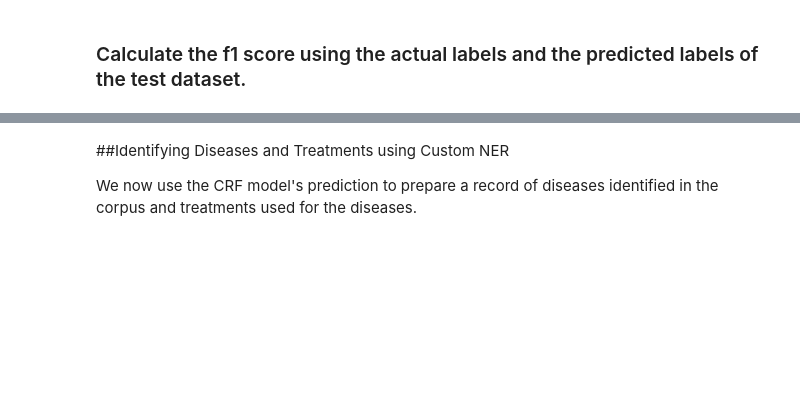
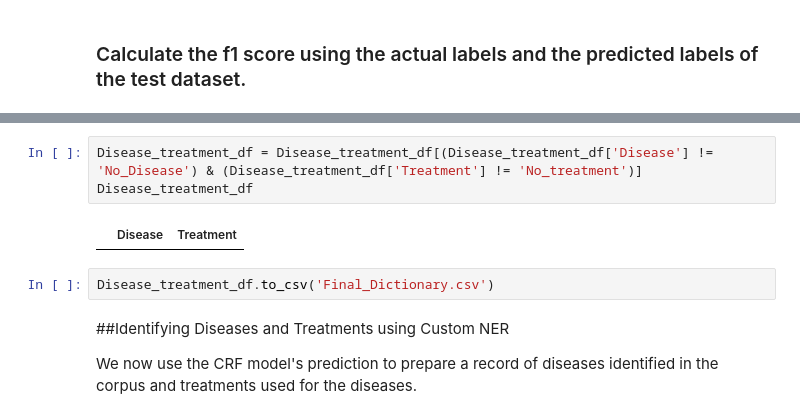
Before and after one commit to abhijeetpj/NLP-Name-Entity-Recognition, a Jupyter notebook: Assignment.ipynb, the cells around one changed output, grey strips where cells are left out. Drawn from its saved outputs; the diff is of its cells as text; blank space fills up the shorter version.

```diff
--- a/Assignment.ipynb
+++ b/Assignment.ipynb
@@ -250,3 +560,10 @@ Check that both sentences and labels are processed
+# %%
+Disease_treatment_df = Disease_treatment_df[(Disease_treatment_df['Disease'] != 'No_Disease') & (Disease_treatment_df['Treatment'] != 'No_treatment')]
+Disease_treatment_df
+# %% [output]
+|  | Disease | Treatment |
+# %%
+Disease_treatment_df.to_csv('Final_Dictionary.csv')
 # %% [markdown]
 ##Identifying Diseases and Treatments using Custom NER
 
```
Also changed, not shown: parts of 36 cells of this notebook.
